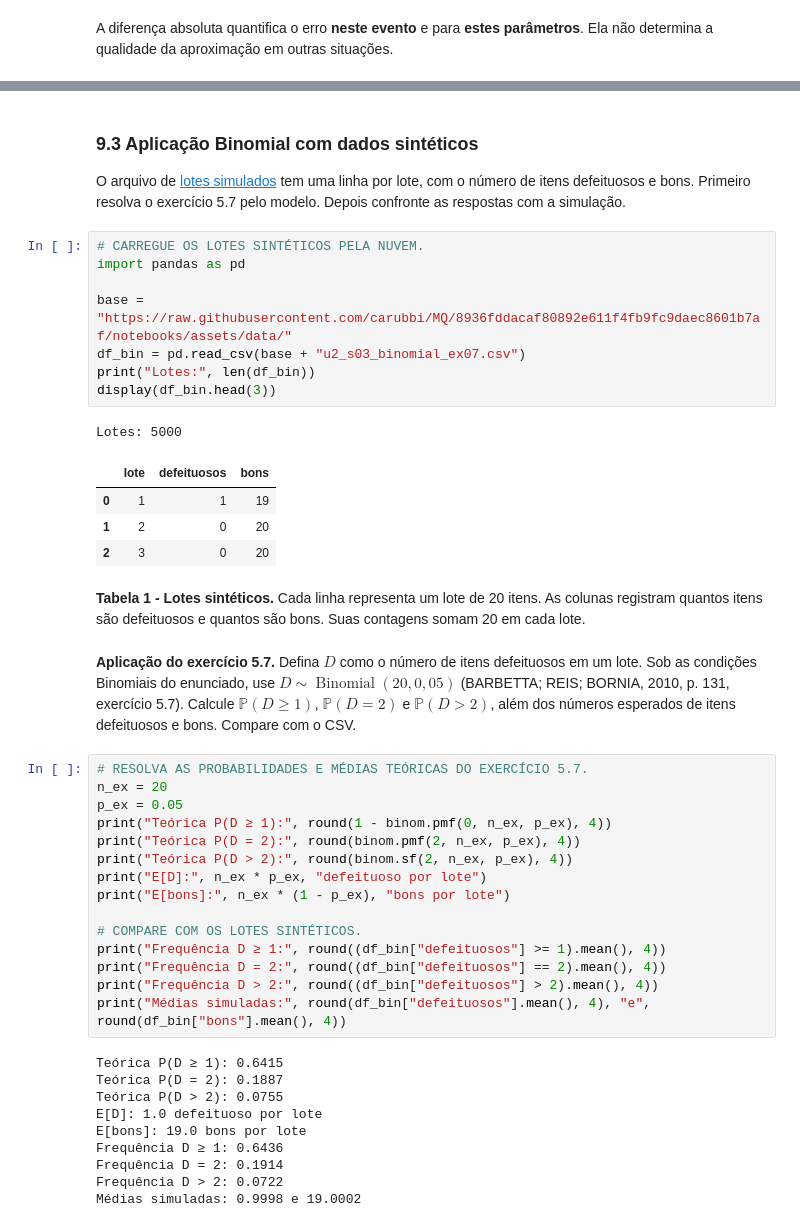
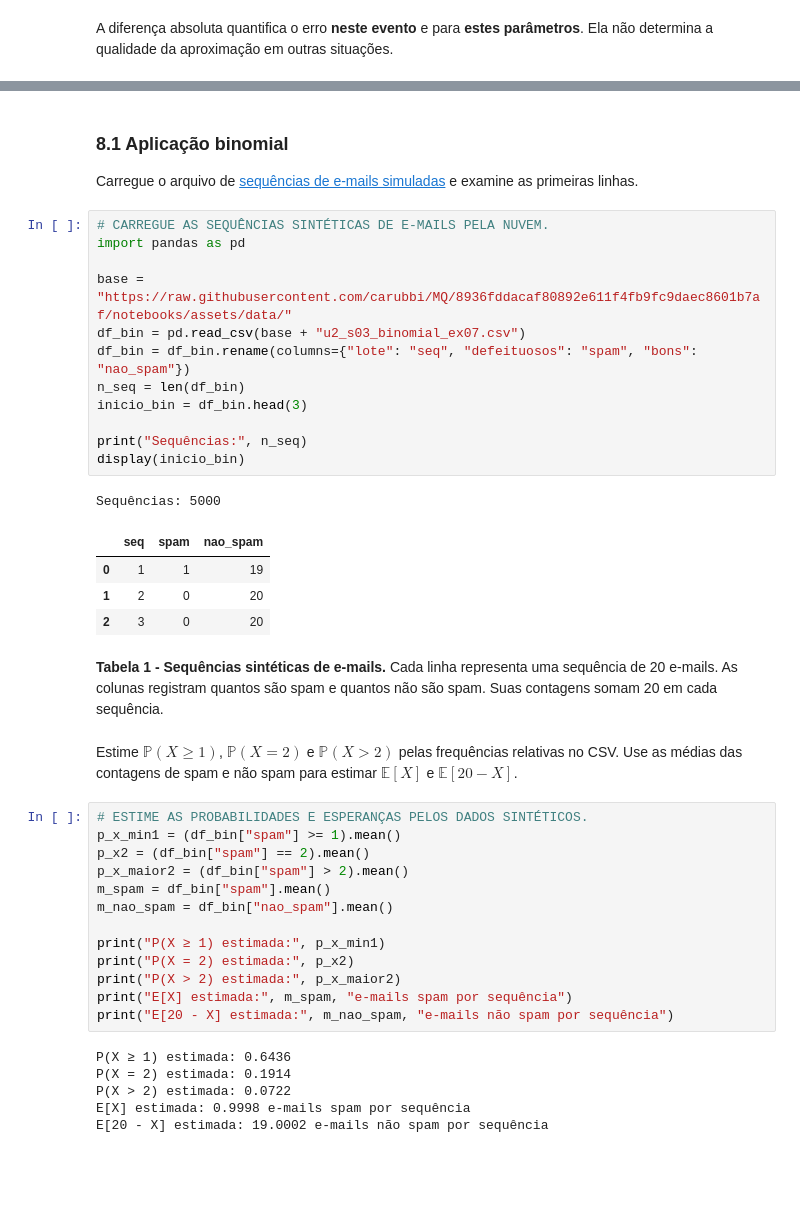
Before and after one commit to carubbi/MQ, a Jupyter notebook: notebooks/resolvidos/u2_s03.ipynb, the cells around one changed output, grey strips where cells are left out. Saved outputs shown, nothing was run; the diff lists cells and outputs as text; blank space fills up the shorter version.

Commit message:
Atualiza notebook de distribuições discretas

```diff
--- a/notebooks/resolvidos/u2_s03.ipynb
+++ b/notebooks/resolvidos/u2_s03.ipynb
@@ -567,48 +748,46 @@ Os CSVs usados a seguir são **simulações didáticas** com semente fixa. Suas
 # %% [markdown]
-### 9.3 Aplicação Binomial com dados sintéticos
+### 8.1 Aplicação binomial
 
-O arquivo de [lotes simulados](https://raw.githubusercontent.com/carubbi/MQ/8936fddacaf80892e611f4fb9fc9daec8601b7af/notebooks/assets/data/u2_s03_binomial_ex07.csv) tem uma linha por lote, com o número de itens defeituosos e bons. Primeiro resolva o exercício 5.7 pelo modelo. Depois confronte as respostas com a simulação.
+Carregue o arquivo de [sequências de e-mails simuladas](https://raw.githubusercontent.com/carubbi/MQ/8936fddacaf80892e611f4fb9fc9daec8601b7af/notebooks/assets/data/u2_s03_binomial_ex07.csv) e examine as primeiras linhas.
 # %%
-# CARREGUE OS LOTES SINTÉTICOS PELA NUVEM.
+# CARREGUE AS SEQUÊNCIAS SINTÉTICAS DE E-MAILS PELA NUVEM.
 import pandas as pd
 
 base = "https://raw.githubusercontent.com/carubbi/MQ/8936fddacaf80892e611f4fb9fc9daec8601b7af/notebooks/assets/data/"
 df_bin = pd.read_csv(base + "u2_s03_binomial_ex07.csv")
-print("Lotes:", len(df_bin))
-display(df_bin.head(3))
+df_bin = df_bin.rename(columns={"lote": "seq", "defeituosos": "spam", "bons": "nao_spam"})
+n_seq = len(df_bin)
+inicio_bin = df_bin.head(3)
+
+print("Sequências:", n_seq)
+display(inicio_bin)
 # %% [output]
-Lotes: 5000
+Sequências: 5000
-|  | lote | defeituosos | bons |
+|  | seq | spam | nao_spam |
 | 0 | 1 | 1 | 19 |
 | 1 | 2 | 0 | 20 |
 | 2 | 3 | 0 | 20 |
 # %% [markdown]
-**Tabela 1 - Lotes sintéticos.** Cada linha representa um lote de 20 itens. As colunas registram quantos itens são defeituosos e quantos são bons. Suas contagens somam 20 em cada lote.
+**Tabela 1 - Sequências sintéticas de e-mails.** Cada linha representa uma sequência de 20 e-mails. As colunas registram quantos são spam e quantos não são spam. Suas contagens somam 20 em cada sequência.
 # %% [markdown]
-**Aplicação do exercício 5.7.** Defina $D$ como o número de itens defeituosos em um lote. Sob as condições Binomiais do enunciado, use $D\sim\operatorname{Binomial}(20,0{,}05)$ (BARBETTA; REIS; BORNIA, 2010, p. 131, exercício 5.7). Calcule $\mathbb P(D\geq1)$, $\mathbb P(D=2)$ e $\mathbb P(D>2)$, além dos números esperados de itens defeituosos e bons. Compare com o CSV.
+Estime $\mathbb P(X\geq1)$, $\mathbb P(X=2)$ e $\mathbb P(X>2)$ pelas frequências relativas no CSV. Use as médias das contagens de spam e não spam para estimar $\mathbb E[X]$ e $\mathbb E[20-X]$.
 # %%
-# RESOLVA AS PROBABILIDADES E MÉDIAS TEÓRICAS DO EXERCÍCIO 5.7.
-n_ex = 20
-p_ex = 0.05
-print("Teórica P(D ≥ 1):", round(1 - binom.pmf(0, n_ex, p_ex), 4))
-print("Teórica P(D = 2):", round(binom.pmf(2, n_ex, p_ex), 4))
-print("Teórica P(D > 2):", round(binom.sf(2, n_ex, p_ex), 4))
-print("E[D]:", n_ex * p_ex, "defeituoso por lote")
-print("E[bons]:", n_ex * (1 - p_ex), "bons por lote")
+# ESTIME AS PROBABILIDADES E ESPERANÇAS PELOS DADOS SINTÉTICOS.
+p_x_min1 = (df_bin["spam"] >= 1).mean()
+p_x2 = (df_bin["spam"] == 2).mean()
+p_x_maior2 = (df_bin["spam"] > 2).mean()
+m_spam = df_bin["spam"].mean()
+m_nao_spam = df_bin["nao_spam"].mean()
 
-# COMPARE COM OS LOTES SINTÉTICOS.
-print("Frequência D ≥ 1:", round((df_bin["defeituosos"] >= 1).mean(), 4))
-print("Frequência D = 2:", round((df_bin["defeituosos"] == 2).mean(), 4))
-print("Frequência D > 2:", round((df_bin["defeituosos"] > 2).mean(), 4))
-print("Médias simuladas:", round(df_bin["defeituosos"].mean(), 4), "e", round(df_bin["bons"].mean(), 4))
+print("P(X ≥ 1) estimada:", p_x_min1)
+print("P(X = 2) estimada:", p_x2)
+print("P(X > 2) estimada:", p_x_maior2)
+print("E[X] estimada:", m_spam, "e-mails spam por sequência")
+print("E[20 - X] estimada:", m_nao_spam, "e-mails não spam por sequência")
 # %% [output]
-Teórica P(D ≥ 1): 0.6415
-Teórica P(D = 2): 0.1887
-Teórica P(D > 2): 0.0755
-E[D]: 1.0 defeituoso por lote
-E[bons]: 19.0 bons por lote
-Frequência D ≥ 1: 0.6436
-Frequência D = 2: 0.1914
-Frequência D > 2: 0.0722
-Médias simuladas: 0.9998 e 19.0002
+P(X ≥ 1) estimada: 0.6436
+P(X = 2) estimada: 0.1914
+P(X > 2) estimada: 0.0722
+E[X] estimada: 0.9998 e-mails spam por sequência
+E[20 - X] estimada: 19.0002 e-mails não spam por sequência
 # %% [markdown]
```
Also changed, not shown: parts of 61 cells of this notebook, 7 other files.
